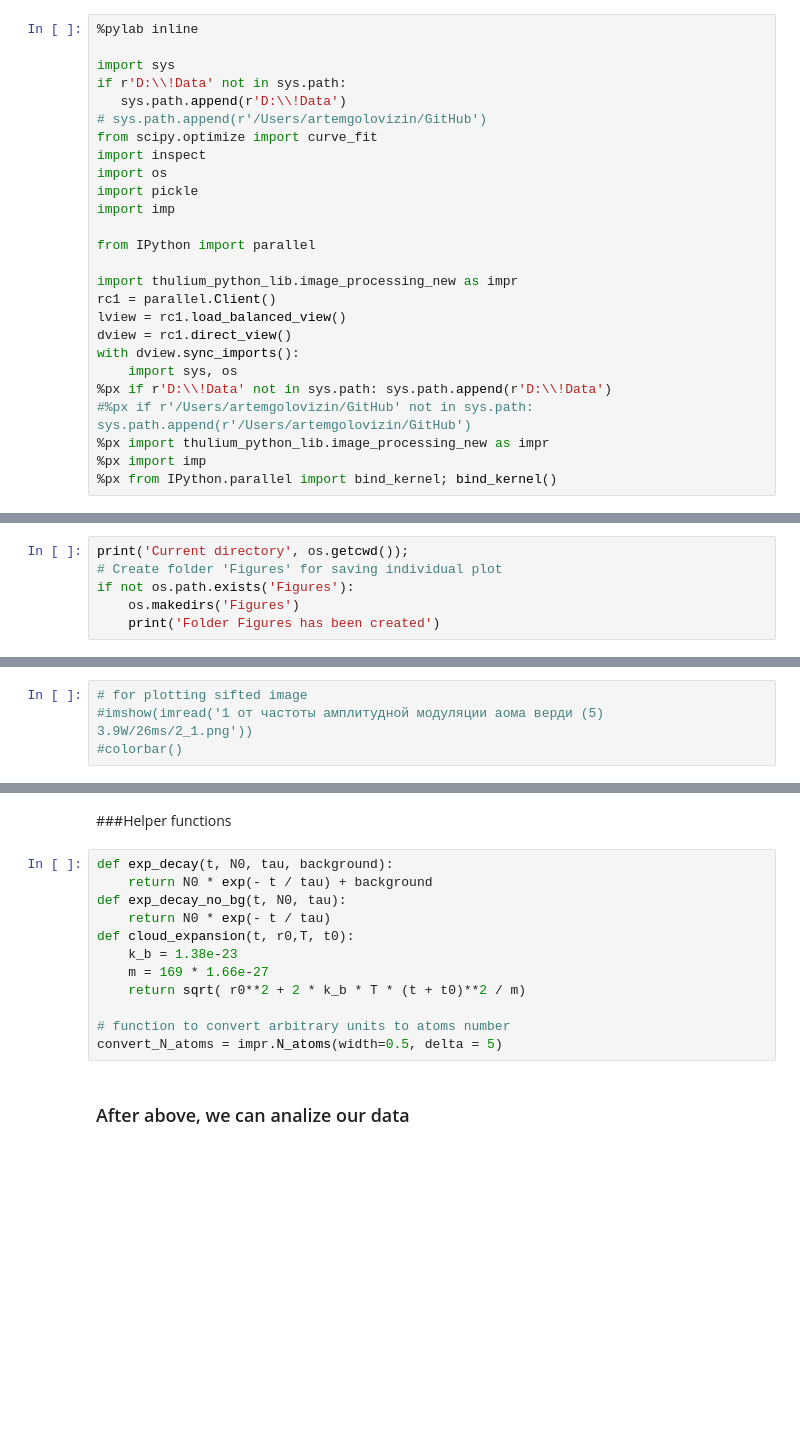
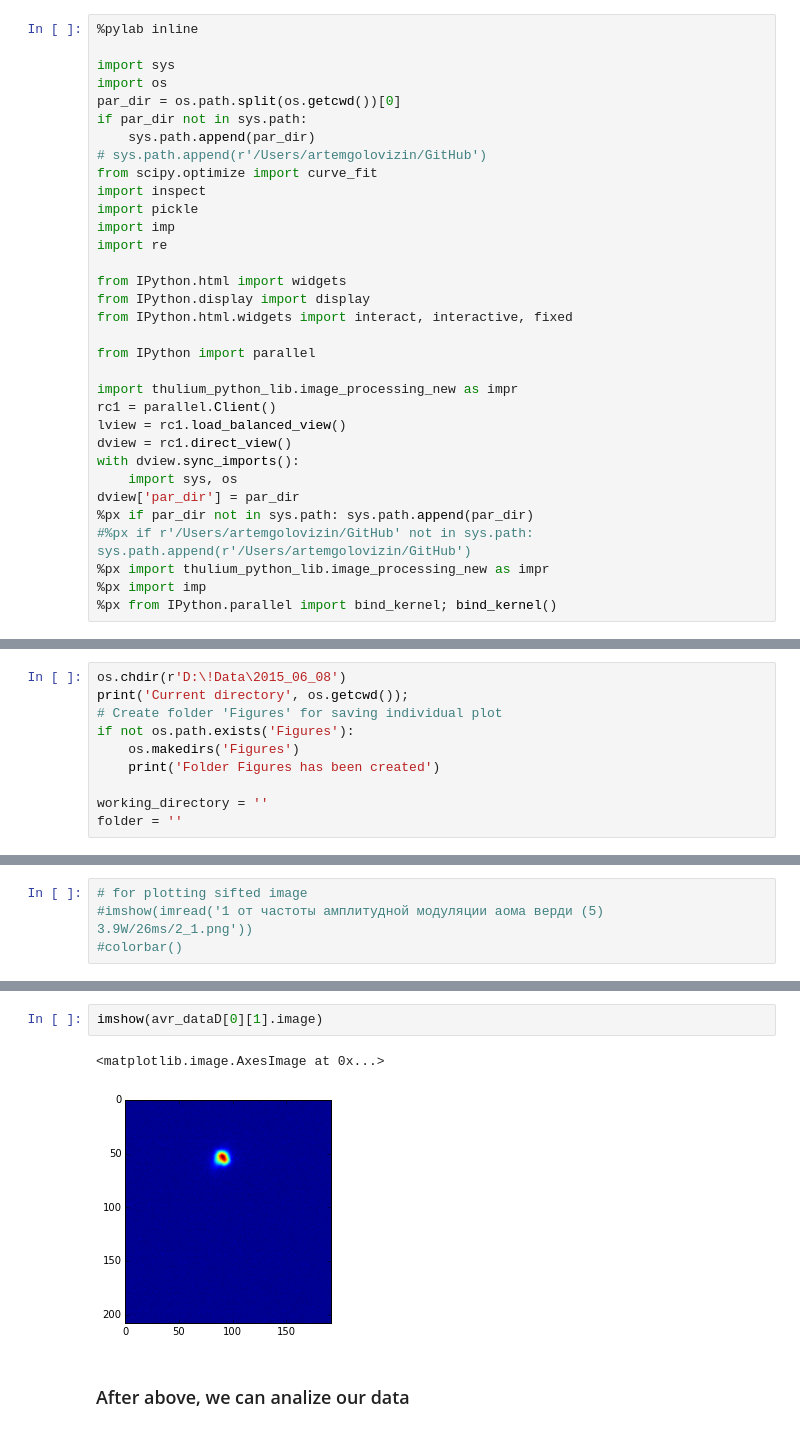
Before and after one commit to thulium-lab/ipython_programms, a Jupyter notebook: Temperature_measurements_new .ipynb, the cells around one changed output, grey strips where cells are left out. Drawn from its saved outputs; the diff is of its cells as text; blank space fills up the shorter version.

```diff
--- a/Temperature_measurements_new .ipynb
+++ b/Temperature_measurements_new .ipynb
@@ -9,14 +9,20 @@ rc.close()
 %pylab inline
 
 import sys
-if r'D:\\!Data' not in sys.path:
-   sys.path.append(r'D:\\!Data')
+import os
+par_dir = os.path.split(os.getcwd())[0]
+if par_dir not in sys.path:
+    sys.path.append(par_dir)
 # sys.path.append(r'/Users/artemgolovizin/GitHub')
 from scipy.optimize import curve_fit
 import inspect
-import os
 import pickle
 import imp
+import re
+
+from IPython.html import widgets
+from IPython.display import display
+from IPython.html.widgets import interact, interactive, fixed
 
 from IPython import parallel
 
@@ -26,7 +32,8 @@ lview = rc1.load_balanced_view()
 dview = rc1.direct_view()
 with dview.sync_imports():
     import sys, os
-%px if r'D:\\!Data' not in sys.path: sys.path.append(r'D:\\!Data')
+dview['par_dir'] = par_dir
+%px if par_dir not in sys.path: sys.path.append(par_dir)
 #%px if r'/Users/artemgolovizin/GitHub' not in sys.path: sys.path.append(r'/Users/artemgolovizin/GitHub')
 %px import thulium_python_lib.image_processing_new as impr
 %px import imp
@@ -51,6 +103,10 @@ cd 'D:\!Data\2015_08_20'
 # %%
+os.chdir(r'D:\!Data\2015_06_08')
 print('Current directory', os.getcwd());
 # Create folder 'Figures' for saving individual plot
 if not os.path.exists('Figures'):
     os.makedirs('Figures')
     print('Folder Figures has been created')
+
+working_directory = ''
+folder = ''
@@ -82,17 +156,8 @@ avr_dataD = averager(dataD,lview)
-# %% [markdown]
-###Helper functions
-# %%
-def exp_decay(t, N0, tau, background):
-    return N0 * exp(- t / tau) + background
-def exp_decay_no_bg(t, N0, tau):
-    return N0 * exp(- t / tau)
-def cloud_expansion(t, r0,T, t0):
-    k_b = 1.38e-23
-    m = 169 * 1.66e-27
-    return sqrt( r0**2 + 2 * k_b * T * (t + t0)**2 / m)
-
-# function to convert arbitrary units to atoms number
-convert_N_atoms = impr.N_atoms(width=0.5, delta = 5)
+# %%
+imshow(avr_dataD[0][1].image)
+# %% [output]
+<matplotlib.image.AxesImage at 0x...>
+[figure, added]
 # %% [markdown]
 ### After above, we can analize our data
 # %% [markdown]
```
Also changed, not shown: parts of 20 cells of this notebook, 4 other files.
